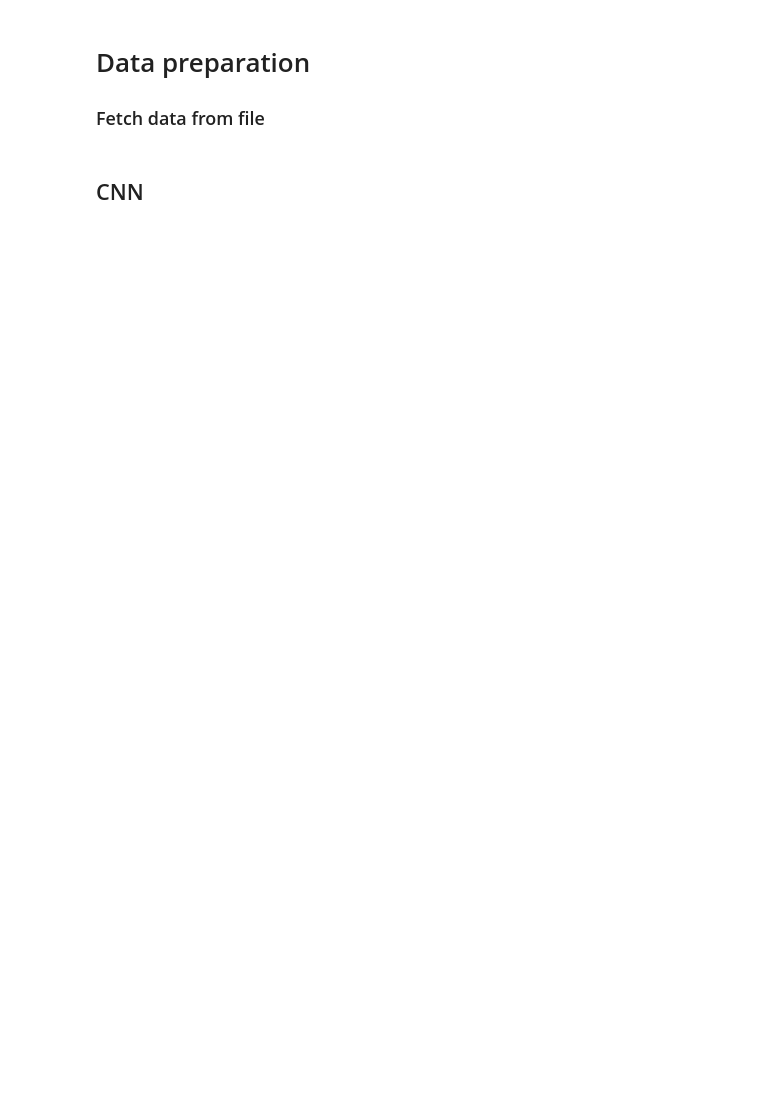
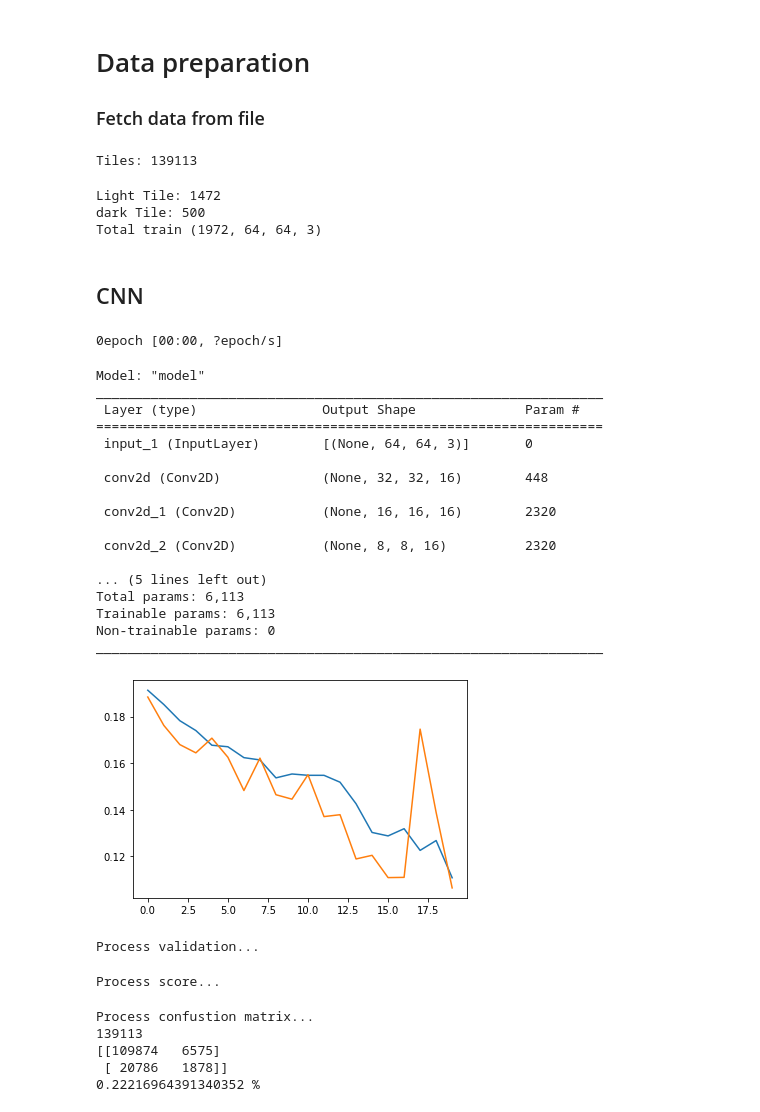
Before and after one commit to JunodChristophe/heig-ai-for-good, a Jupyter notebook: junodch-3-cnn.ipynb, the cells around one changed output. Saved outputs shown, nothing was run; the diff lists cells and outputs as text; code cells hidden in the pictures; blank space fills up the shorter version.

Commit message:
Stat at the end of experimentation with various models.

```diff
--- a/junodch-3-cnn.ipynb
+++ b/junodch-3-cnn.ipynb
@@ -26,21 +28,29 @@ pathValidation = folderName + "Population GHSL_1.tif"
 aoi = utils.getImgBorder(pathSatellite)
 
 # Fetch coords
-dataCoords, dataRadiance = utils.getTilesCoordsPerimeter(pathNight, validThreshold=1, area=aoi)
+dataCoords, dataRadiance = utils.getTilesCoordsPerimeter(pathNight, validThreshold=0, area=aoi)
 
 print('Tiles:',dataCoords.shape[0])
+# %% [output]
+Tiles: 139113
 # %%
 # Fetch images
-lightMask = dataRadiance>25
-darkMask = (dataRadiance<=25) & (dataRadiance>1)
+lightMask = dataRadiance>1
+idxDarkData = np.random.choice(np.arange(dataCoords.shape[0])[dataRadiance==1],500, replace=False)
+darkData = dataCoords[idxDarkData]
 with rasterio.open(pathSatellite) as f:
-  lightData, _ = utils.getEachImgFromCoord(f, dataCoords[lightMask], True)
-  darkData, _ = utils.getEachImgFromCoord(f, dataCoords[darkMask], True)
-trainData = lightData+darkData
+  trainData, _ = utils.getEachImgFromCoord(f, np.concatenate((dataCoords[lightMask], darkData)), True)
 trainData = utils.formatData(trainData, res=64, toFloat=True)
-print('Light Tile:',len(lightData))
-print('Dark Tile:',len(darkData))
+print('Light Tile:',len(trainData)-len(darkData))
+print('dark Tile:',len(darkData))
 print('Total train',trainData.shape)
+
+train = trainData
+validation = np.concatenate((dataRadiance[lightMask], dataRadiance[idxDarkData])).astype("float32") / 255
+# %% [output]
+Light Tile: 1472
+dark Tile: 500
+Total train (1972, 64, 64, 3)
 # %% [markdown]
 ## CNN
 # %%
@@ -53,13 +63,9 @@ optimizer = keras.optimizers.Adam(
   beta_1=0.9,
   beta_2=0.999,
 )
-#lossFunction = keras.losses.MeanAbsoluteError() # L1
 lossFunction = keras.losses.MeanSquaredError() # l2
-#lossFunction = keras.losses.MeanSquaredLogarithmicError()
-#lossFunction = keras.losses.KLDivergence(reduction=tf.keras.losses.Reduction.SUM)
 
 activationFunction = 'relu'
-#activationFunction = lambda x: tf.keras.activations.relu(x, max_value=255)
 
 earlyStop = tf.keras.callbacks.EarlyStopping(monitor='loss', min_delta=0, patience=5)
 
@@ -68,40 +74,76 @@ cnn = layers.Conv2D(16,(3,3), 2, padding='same', activation=activationFunction)(
 cnn = layers.Conv2D(16,(3,3), 2, padding='same', activation=activationFunction)(cnn)
 
 cnn = layers.Flatten()(cnn)
-#cnn = layers.Dense(8*8*4, activation=activationFunction)(cnn)
 cnn = layers.Dense(1, activation='sigmoid')(cnn)
 
 modelCNN = keras.Model(input_shape, cnn)
 modelCNN.compile(optimizer=optimizer, loss=lossFunction)
 
 result = modelCNN.fit(
-  x=trainData,
-  y=np.concatenate((dataRadiance[lightMask], dataRadiance[darkMask]), axis=0).astype("float32") / 255,
+  x=train[::2],
+  y=validation[::2],
   epochs=20,
   batch_size=10,
   shuffle=True,
   verbose=0,
+  validation_data=(train[1::2], validation[1::2]),
   callbacks=[
     TqdmCallback(verbose=1), # Concise display progression
     earlyStop,
   ],
 )
+# %% [output]
+0epoch [00:00, ?epoch/s]
 # %%
-matPlt.plot(result.history['loss'][0:], label='Training')
+matPlt.plot(result.history['loss'][:], label='Training')
+matPlt.plot(result.history['val_loss'][:], label='test')
 modelCNN.summary()
+# %% [output]
+Model: "model"
+_________________________________________________________________
+ Layer (type)                Output Shape              Param #
+=================================================================
+ input_1 (InputLayer)        [(None, 64, 64, 3)]       0
+
+ conv2d (Conv2D)             (None, 32, 32, 16)        448
+
+ conv2d_1 (Conv2D)           (None, 16, 16, 16)        2320
+
+ conv2d_2 (Conv2D)           (None, 8, 8, 16)          2320
+
+... (5 lines left out)
+Total params: 6,113
+Trainable params: 6,113
+Non-trainable params: 0
+_________________________________________________________________
+[figure, added]
 # %%
+testCoordsData = dataCoords[::]
+#testCoordsData = dataCoords
+
 print('Process validation...')
 getValid = lambda data : [ int(any([ any(c > 250 for c in row) for row in img[0] ])) for img in data ]
-resultValid = utils.scanSatellite(pathValidation, dataCoords, getValid, batch=1000)
+resultValid = utils.scanSatellite(pathValidation, testCoordsData, getValid, batch=1000)
+# %% [output]
+Process validation...
 # %%
 print('Process score...')
 getScore = lambda data : modelCNN.predict(utils.formatData(data, res=64, toFloat=True), verbose=0)
-result = utils.scanSatellite(pathSatellite, dataCoords, getScore, batch=1000)
+result = utils.scanSatellite(pathSatellite, testCoordsData, getScore, batch=1000)
+# %% [output]
+Process score...
 # %%
 print('Process confustion matrix...')
 print(len(result))
-resultTest = (np.asarray(result) > 0.9).astype(int)
+resultTest = (np.asarray(result) > 0.5).astype(int)
 confusionMatrix = confusion_matrix(resultValid, resultTest)
 print(confusionMatrix)
-print((confusionMatrix[0][0] + confusionMatrix[1][1]) / (confusionMatrix[0][0] + confusionMatrix[0][1] + confusionMatrix[1][0] + confusionMatrix[1][1]),"%")
+#print((confusionMatrix[0][0] + confusionMatrix[1][1]) / (confusionMatrix[0][0] + confusionMatrix[0][1] + confusionMatrix[1][0] + confusionMatrix[1][1]),"%")
+print((confusionMatrix[1][1]) / (confusionMatrix[0][1] + confusionMatrix[1][1]),"%")
+# %% [output]
+Process confustion matrix...
+139113
+[[109874   6575]
+ [ 20786   1878]]
+0.22216964391340352 %
 # %%
```
Also changed, not shown: parts of 5 cells of this notebook, 18 other files.
